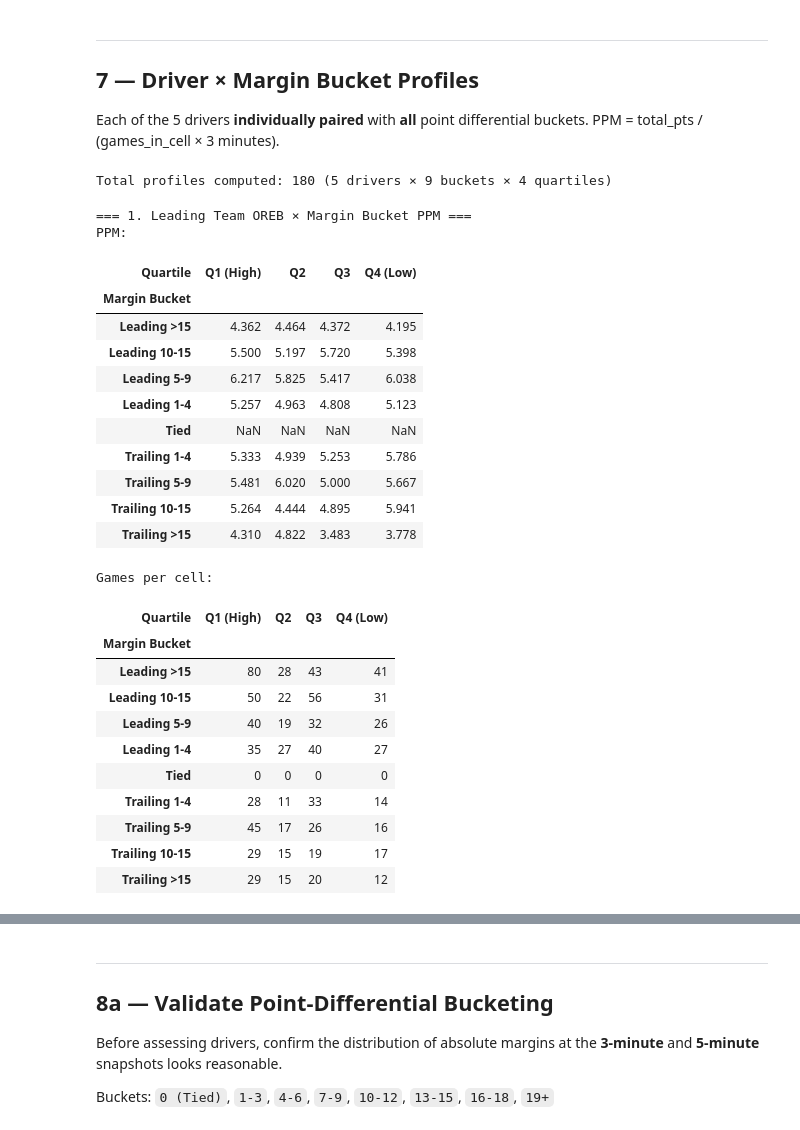
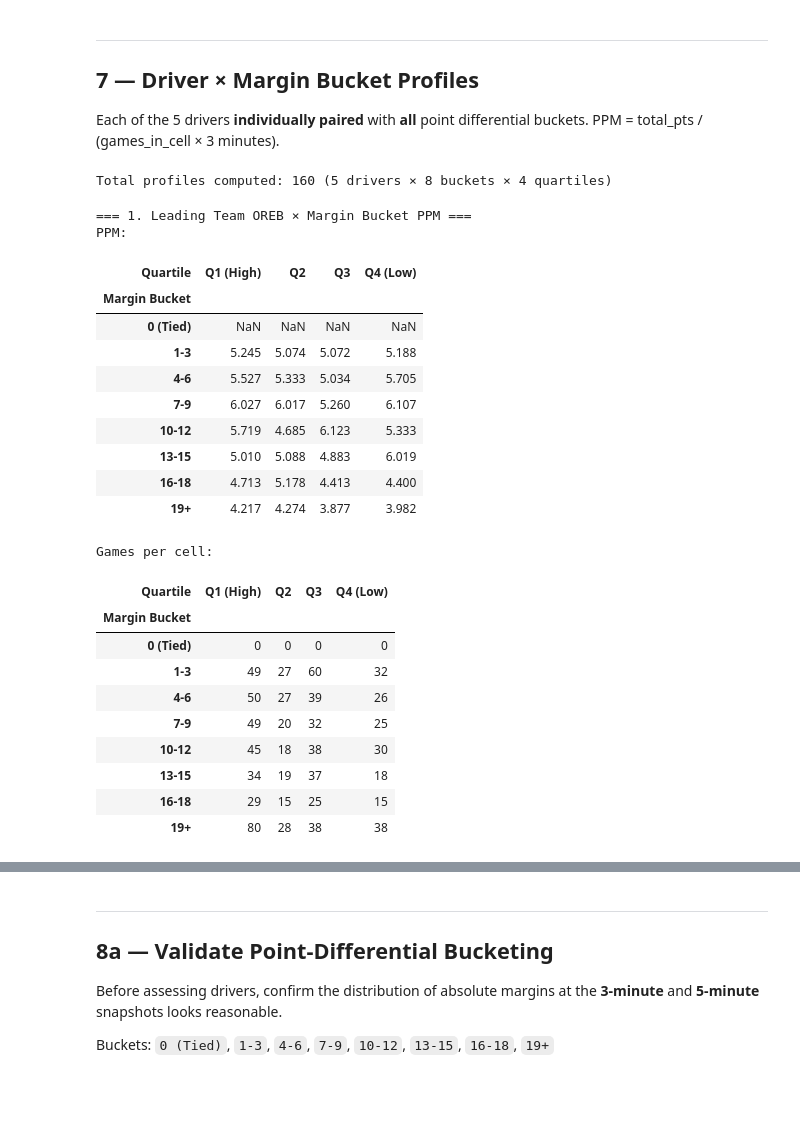
Before and after one commit to roosterpropertycare/ncaam_ou_final_mins, a Jupyter notebook: 04_driver_analysis.ipynb, the cells around one changed output, grey strips where cells are left out. Cells and saved outputs as stored; diff of their text form; code cells hidden in the pictures; blank space fills up the shorter version.

```diff
--- a/04_driver_analysis.ipynb
+++ b/04_driver_analysis.ipynb
@@ -208,6 +222,7 @@ def get_entry_info(reg_df, window_secs):
 
 entry_3 = get_entry_info(reg, 180)
 entry_3['margin_bucket'] = entry_3['margin'].apply(margin_bucket)
+entry_3['fine_bucket'] = entry_3['margin'].apply(fine_bucket)
 
 # Leading = home if margin > 0, away if margin < 0
 entry_3['leading_team_id'] = np.where(
@@ -222,6 +237,7 @@ entry_3['trailing_team_id'] = np.where(
 # Drop ties (no leading/trailing in ties)
 entry_3_lt = entry_3[entry_3['margin'] != 0].copy()
 entry_3_lt['abs_margin'] = entry_3_lt['margin'].abs()
+entry_3_lt['fine_bucket'] = entry_3_lt['margin'].apply(fine_bucket)
 
 print(f'Total games at 3:00 mark: {len(entry_3):,}')
 print(f'  With leader/trailer:    {len(entry_3_lt):,}')
@@ -278,7 +294,7 @@ bucketed by the leading or trailing team's quartile for that stat.
 # %%
 # ── Get all F3 scoring events ──
 scoring_3 = reg[(reg['scoring_play'] == True) & (reg['secs_remaining'] <= 180)].copy()
-scoring_3['entry_bucket'] = scoring_3['game_id'].map(entry_3['margin_bucket'])
+scoring_3['entry_bucket'] = scoring_3['game_id'].map(entry_3['fine_bucket'])
 scoring_3 = scoring_3.dropna(subset=['entry_bucket'])
 
 # Only non-tied games
@@ -422,9 +438,9 @@ for driver_col, driver_label, q_labels in DRIVER_CONFIGS:
     s_valid = scoring_3_lt.dropna(subset=[driver_col])
     games_valid = entry_3_lt.dropna(subset=[driver_col])
 
-    for b in BUCKET_ORDER:
+    for b in FINE_LABELS:
         s_bucket = s_valid[s_valid['entry_bucket'] == b]
-        g_bucket = games_valid[games_valid['margin_bucket'] == b]
+        g_bucket = games_valid[games_valid['fine_bucket'] == b]
 
         for q in q_labels:
             pts = s_bucket[s_bucket[driver_col] == q]['score_value'].sum()
@@ -438,48 +454,46 @@ for driver_col, driver_label, q_labels in DRIVER_CONFIGS:
             })
 
 inter_df = pd.DataFrame(interaction_results)
-print(f'Total profiles computed: {len(inter_df)} (5 drivers × {len(BUCKET_ORDER)} buckets × 4 quartiles)')
+print(f'Total profiles computed: {len(inter_df)} (5 drivers × {len(FINE_LABELS)} buckets × 4 quartiles)')
 # %% [output]
-Total profiles computed: 180 (5 drivers × 9 buckets × 4 quartiles)
+Total profiles computed: 160 (5 drivers × 8 buckets × 4 quartiles)
 # %%
 # ── TABLE: Driver 1 — Leading Team OREB × Margin Bucket ──
 d = inter_df[inter_df['Driver'] == 'Leading Team OREB']
 pivot = d.pivot_table(index='Margin Bucket', columns='Quartile', values='PPM',
-                      sort=False).reindex(BUCKET_ORDER)
+                      sort=False).reindex(FINE_LABELS)
 games_pivot = d.pivot_table(index='Margin Bucket', columns='Quartile', values='Games',
-                            aggfunc='sum', sort=False).reindex(BUCKET_ORDER)
+                            aggfunc='sum', sort=False).reindex(FINE_LABELS)
 
 print('=== 1. Leading Team OREB × Margin Bucket PPM ===')
 print('PPM:')
 display(pivot)
 print('\nGames per cell:')
 display(games_pivot)
 # %% [output]
 === 1. Leading Team OREB × Margin Bucket PPM ===
 PPM:
 | Quartile | Q1 (High) | Q2 | Q3 | Q4 (Low) |
 | Margin Bucket |  |  |  |  |
-| Leading >15 | 4.362 | 4.464 | 4.372 | 4.195 |
-| Leading 10-15 | 5.500 | 5.197 | 5.720 | 5.398 |
-| Leading 5-9 | 6.217 | 5.825 | 5.417 | 6.038 |
-| Leading 1-4 | 5.257 | 4.963 | 4.808 | 5.123 |
-| Tied | NaN | NaN | NaN | NaN |
-| Trailing 1-4 | 5.333 | 4.939 | 5.253 | 5.786 |
-| Trailing 5-9 | 5.481 | 6.020 | 5.000 | 5.667 |
-| Trailing 10-15 | 5.264 | 4.444 | 4.895 | 5.941 |
-| Trailing >15 | 4.310 | 4.822 | 3.483 | 3.778 |
+| 0 (Tied) | NaN | NaN | NaN | NaN |
+| 1-3 | 5.245 | 5.074 | 5.072 | 5.188 |
+| 4-6 | 5.527 | 5.333 | 5.034 | 5.705 |
+| 7-9 | 6.027 | 6.017 | 5.260 | 6.107 |
+| 10-12 | 5.719 | 4.685 | 6.123 | 5.333 |
+| 13-15 | 5.010 | 5.088 | 4.883 | 6.019 |
+| 16-18 | 4.713 | 5.178 | 4.413 | 4.400 |
+| 19+ | 4.217 | 4.274 | 3.877 | 3.982 |
 Games per cell:
 | Quartile | Q1 (High) | Q2 | Q3 | Q4 (Low) |
 | Margin Bucket |  |  |  |  |
-| Leading >15 | 80 | 28 | 43 | 41 |
-| Leading 10-15 | 50 | 22 | 56 | 31 |
-| Leading 5-9 | 40 | 19 | 32 | 26 |
-| Leading 1-4 | 35 | 27 | 40 | 27 |
-| Tied | 0 | 0 | 0 | 0 |
-| Trailing 1-4 | 28 | 11 | 33 | 14 |
-| Trailing 5-9 | 45 | 17 | 26 | 16 |
-| Trailing 10-15 | 29 | 15 | 19 | 17 |
-| Trailing >15 | 29 | 15 | 20 | 12 |
+| 0 (Tied) | 0 | 0 | 0 | 0 |
+| 1-3 | 49 | 27 | 60 | 32 |
+| 4-6 | 50 | 27 | 39 | 26 |
+| 7-9 | 49 | 20 | 32 | 25 |
+| 10-12 | 45 | 18 | 38 | 30 |
+| 13-15 | 34 | 19 | 37 | 18 |
+| 16-18 | 29 | 15 | 25 | 15 |
+| 19+ | 80 | 28 | 38 | 38 |
 # %%
 # ── TABLE: Driver 2 — Trailing Team 3PA Volume × Margin Bucket ──
 d = inter_df[inter_df['Driver'] == 'Trailing Team 3PA Volume']
```
Also changed, not shown: parts of 12 cells of this notebook, 15 other files.
